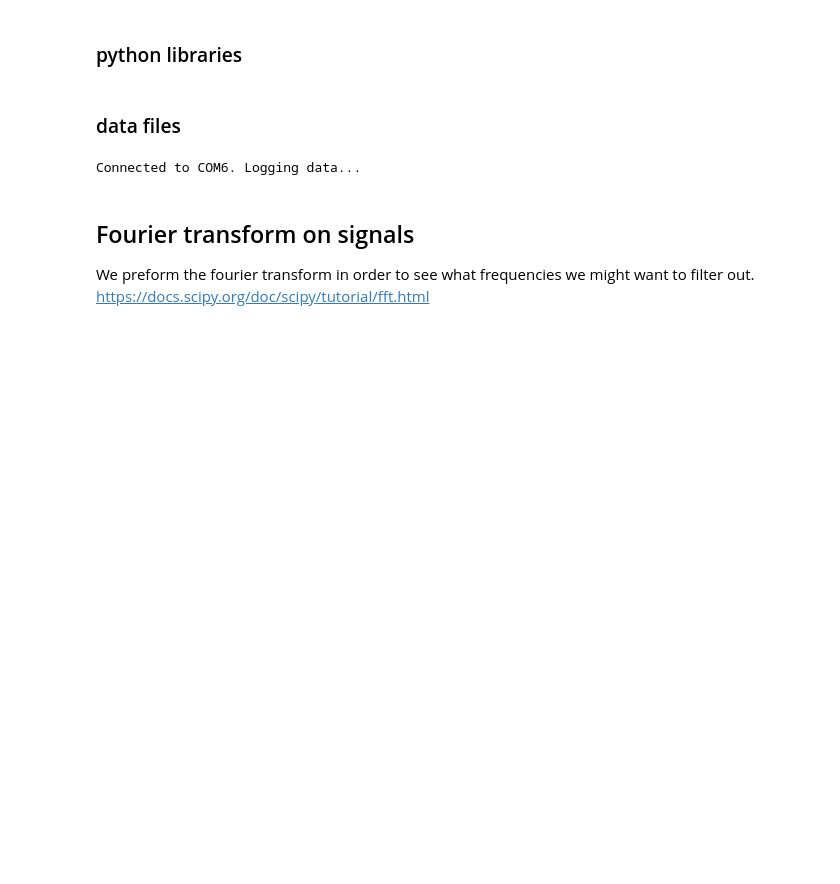
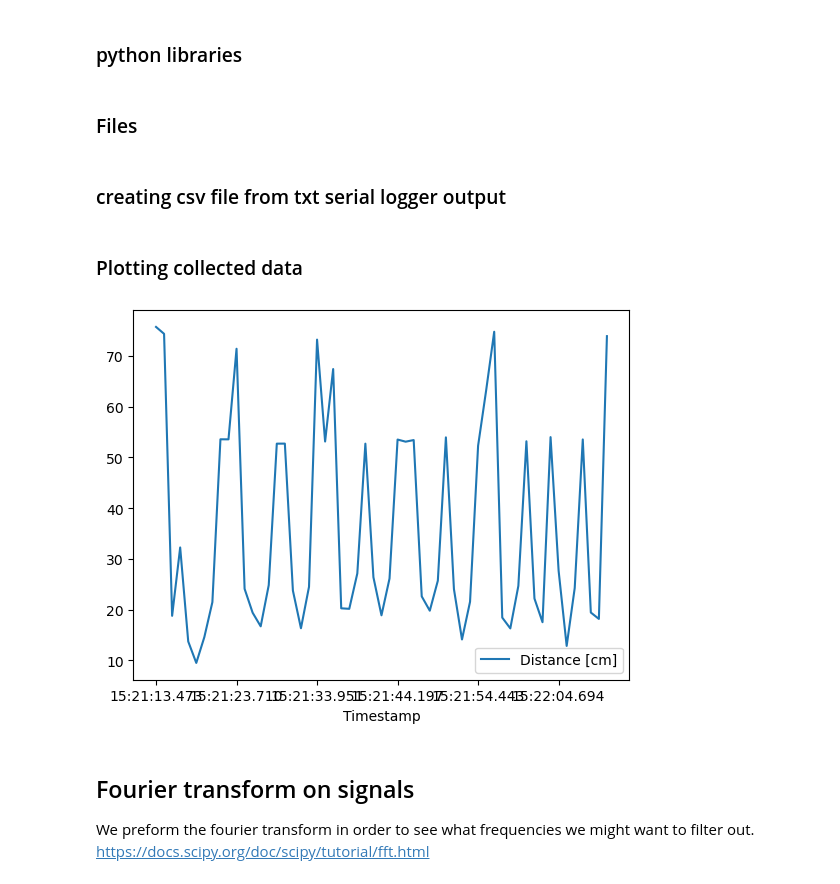
Before and after one commit to Husmarke/Kandidat-Cross-Country-Technique, a Jupyter notebook: kandidat_kod.ipynb, the cells around one changed output. Saved outputs shown, nothing was run; the diff lists cells and outputs as text; code cells hidden in the pictures; blank space fills up the shorter version.

```diff
--- a/kandidat_kod.ipynb
+++ b/kandidat_kod.ipynb
@@ -13,41 +12,26 @@ import time
 # %% [markdown]
-### data files
+### Files
+# %% [markdown]
+### creating csv file from txt serial logger output
 # %%
-#Logging data from arduino
+# reading txt file and separating with spaces
+log_df = pd.read_csv("serial_log1.txt", header = None, delimiter=' ')
 
-# Change to your Bluetooth COM port (e.g., "COM6" for Windows, "/dev/rfcomm0" for Linux)
-bluetooth_port = "COM6"
-baud_rate = 9600
-file_name = "sensor_bluetooth_data.csv"
+# adding column headings
+log_df.columns = ['Timestamp', 'Name', 'Distance [cm]', 'Unit']
 
-try:
-    # Connect to Bluetooth serial port
-    ser = serial.Serial(bluetooth_port, baud_rate)
-    time.sleep(2)  # Wait for connection to establish
+# dropping unnececary columns
+log_df = log_df.drop(columns=['Name', 'Unit'])
 
-    print(f"Connected to {bluetooth_port}. Logging data...")
-
-    # Open CSV file for writing
-    with open(file_name, mode="w", newline="") as file:
-        writer = csv.writer(file)
-        writer.writerow(["Time (s)", "Temperature (°C)", "Humidity (%)"])  # Header
-
-        while True:
-            try:
-                data = ser.readline().decode().strip()  # Read Bluetooth data
-                if data:
-                    print("Received:", data)
-                    writer.writerow(data.split(","))  # Write to CSV
-            except KeyboardInterrupt:
-                print("\nLogging stopped.")
-                break
-
-    ser.close()  # Close Bluetooth connection
-
-except Exception as e:
-    print("Error:", e)
+# store dataframe as csv
+log_df.to_csv('Log1.csv', index = None)
-# %% [output]
-Connected to COM6. Logging data...
+# %% [markdown]
+### Plotting collected data
+# %%
+log_df.plot(x='Timestamp', y='Distance [cm]', kind='line')
+plt.show()
+# %% [output]
+[figure, added]
 # %% [markdown]
 ## Fourier transform on signals
 We preform the fourier transform in order to see what frequencies we might want to filter out.
```
Also changed, not shown: parts of 1 cell of this notebook, 3 other files.
